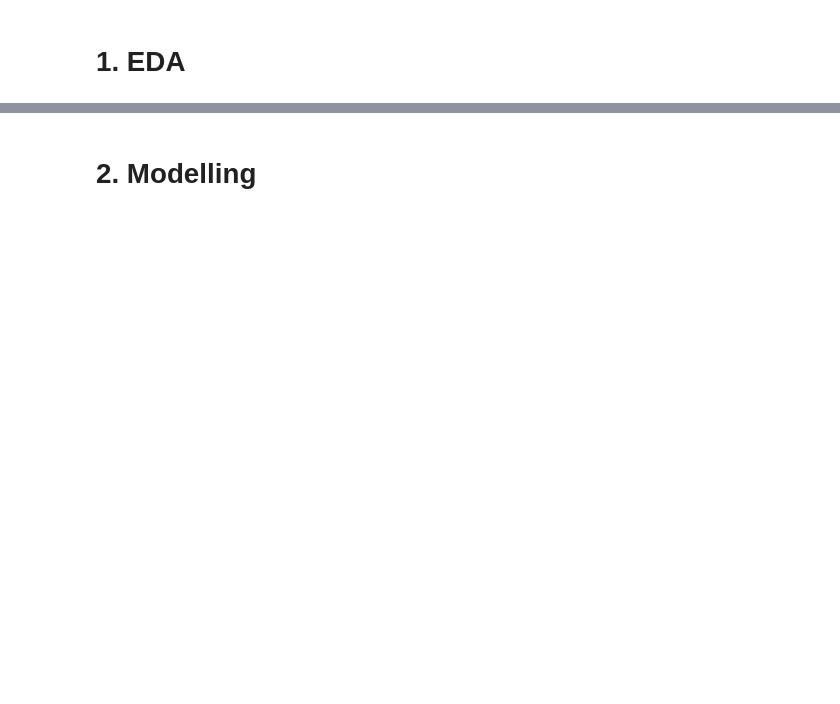
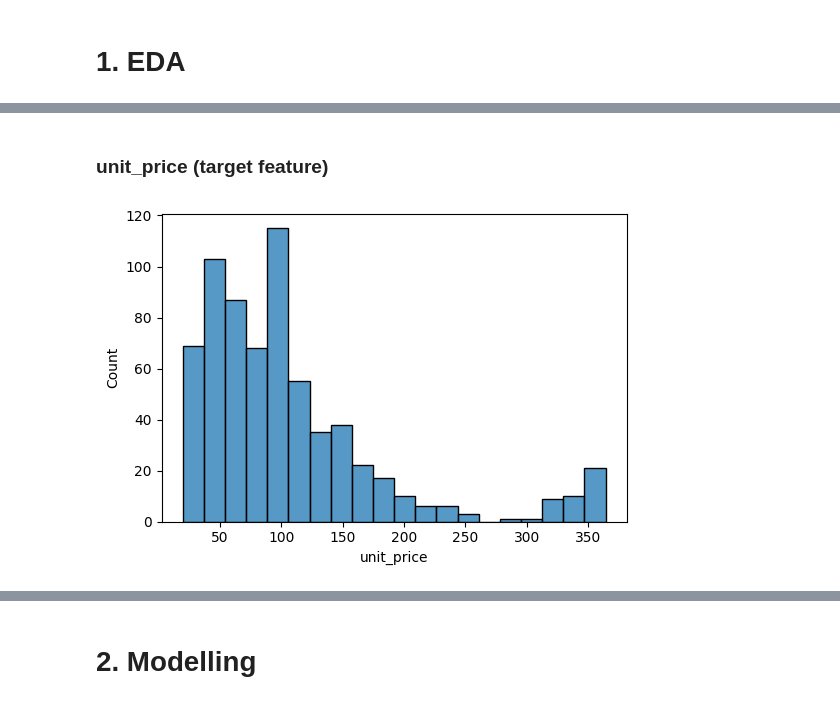
Before and after one commit to Alex1iv/Retail_pricing, a Jupyter notebook: notebooks/Retail_pricing.ipynb, the cells around one changed output, grey strips where cells are left out. Drawn from its saved outputs; the diff is of its cells as text; code cells hidden in the pictures; blank space fills up the shorter version.

```diff
--- a/notebooks/Retail_pricing.ipynb
+++ b/notebooks/Retail_pricing.ipynb
@@ -206,0 +164,7 @@ After synthetic resampling :  [0 1] [47896 47896]
+# %% [markdown]
+### unit_price (target feature)
+# %%
+fig, ax = plt.subplots(figsize=(6,4))
+sns.histplot(data['unit_price']); #,bins=15
+# %% [output]
+[figure, added]
```
Also changed, not shown: parts of 123 cells of this notebook.
